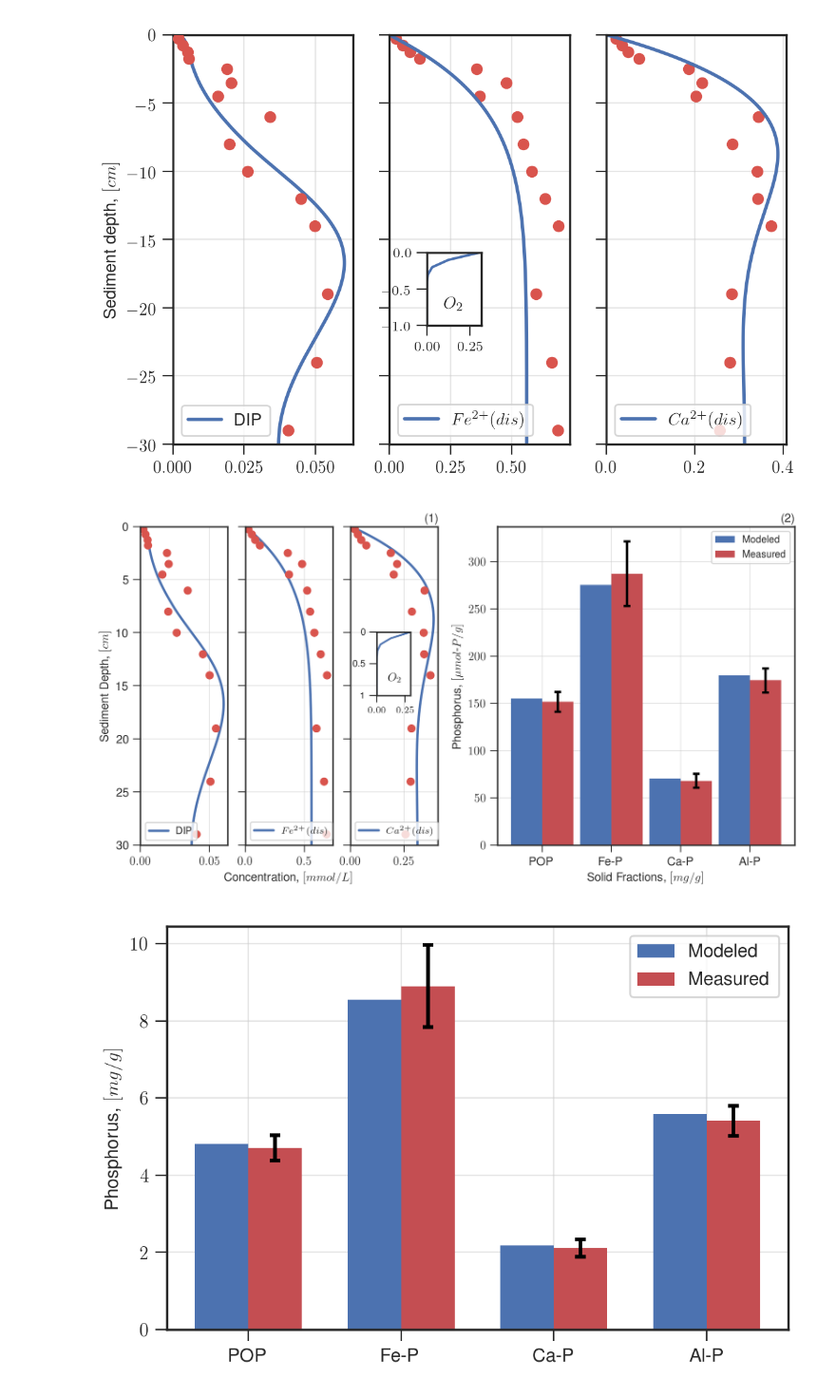
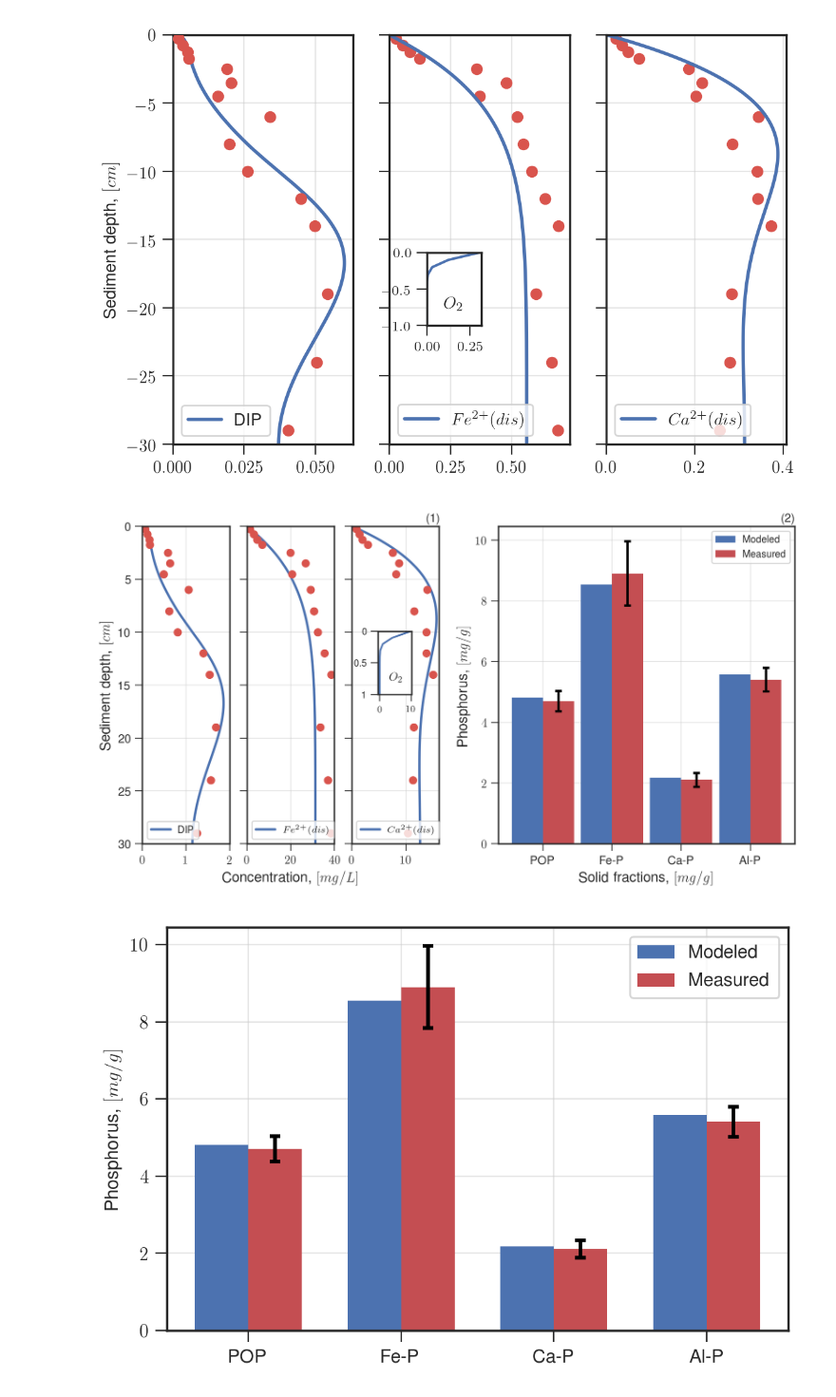
Before and after one commit to biogeochemistry/MyLake_v2_Vansjo, a Jupyter notebook: Postproc_code/sediment data.ipynb, the cells around one changed output. Shown at 95% size. Saved outputs shown, nothing was run; the diff lists cells and outputs as text; code cells hidden in the pictures.

```diff
--- a/Postproc_code/sediment data.ipynb
+++ b/Postproc_code/sediment data.ipynb
@@ -406,48 +406,34 @@ ax3 = fig.add_subplot(gs2[0, 0])
 
 
 
-ax0.plot(PO4, -z, label='DIP', lw=2, zorder=1)
-ax0.scatter(sediment_data['P']/30.973 + sediment_data['Loose-bound-P']/30.973, sediment_data['Depth'], c=sns.xkcd_rgb["pale red"], label=None, zorder=2)
-# ax0.set_xlim(0,0.4)
+ax0.plot(PO4*30.973, -z, label='DIP', lw=2, zorder=1)
+ax0.scatter(sediment_data['P'] + sediment_data['Loose-bound-P'], sediment_data['Depth'], c=sns.xkcd_rgb["pale red"], label=None, zorder=2)
+ax0.set_xlim(0,2)
 
-ax1.scatter(sediment_data['Fe']/55.8, sediment_data['Depth'], c=sns.xkcd_rgb["pale red"], label=None, zorder=2)
-ax1.plot(Fe2d, -z, label='$Fe^{2+}(dis)$', lw=2, zorder=1)
-# ax1.set_xlim(0,0.8)
+ax1.scatter(sediment_data['Fe'], sediment_data['Depth'], c=sns.xkcd_rgb["pale red"], label=None, zorder=2)
+ax1.plot(Fe2d*55.8, -z, label='$Fe^{2+}(dis)$', lw=2, zorder=1)
+ax1.set_xlim(0,40)
 
-# left, bottom, width, height = [0.46, 0.58, 0.05, 0.1]
-# in_ax = fig.add_axes([left, bottom, width, height])
-# in_ax.scatter(sediment_data['Fe']/55.8, sediment_data['Depth'], c=sns.xkcd_rgb["pale red"], label=None, s=10)
-# in_ax.plot(Fe2d, -z, label='Fe^{2+}(dis)', lw=2)
-# in_ax.set_ylim(-2,0)
-# in_ax.set_xlim(0, 0.15)
-# # in_ax.text(0.1,-0.8,'O_2')
 
-# for tick in in_ax.xaxis.get_major_ticks():
-#             tick.label.set_fontsize(8)
-# for tick in in_ax.yaxis.get_major_ticks():
-#             tick.label.set_fontsize(8)
-
-# ax1.set_xlim(0,0.58)
-
-ax2.plot(Ca2, -z, label='$Ca^{2+}(dis)$', lw=2, zorder=1)
-ax2.scatter(sediment_data['Ca']/40.078, sediment_data['Depth'], c=sns.xkcd_rgb["pale red"], label=None, zorder=2)
-
+ax2.plot(Ca2*40.078, -z, label='$Ca^{2+}(dis)$', lw=2, zorder=1)
+ax2.scatter(sediment_data['Ca'], sediment_data['Depth'], c=sns.xkcd_rgb["pale red"], label=None, zorder=2)
+ax2.set_xlim(0,16)
 
 left, bottom, width, height = [0.405, 0.48, 0.04, 0.15]
 in_ax = fig.add_axes([left, bottom, width, height])
-in_ax.plot(O2, -z)
+in_ax.plot(O2*32, -z)
 in_ax.set_ylim(-1,0)
-in_ax.set_xlim(0, 0.3)
-in_ax.text(0.1,-0.8,'$O_2$')
+# in_ax.set_xlim(0, 0.3)
+in_ax.text(3,-0.8,'$O_2$')
 
 for tick in in_ax.xaxis.get_major_ticks():
             tick.label.set_fontsize(8)
 for tick in in_ax.yaxis.get_major_ticks():
             tick.label.set_fontsize(8)
 
-ax0.set_ylabel('Sediment Depth, $[cm]$')
-ax1.set_xlabel('Concentration, $[mmol/L]$')
-ax3.set_xlabel('Solid Fractions, $[mg/g]$')
+ax0.set_ylabel('Sediment depth, $[cm]$', fontsize='large')
+ax1.set_xlabel('Concentration, $[mg/L]$', fontsize='large')
+ax3.set_xlabel('Solid fractions, $[mg/g]$', fontsize='large')
 
 for ax in [ax0,ax1,ax2]:
     ax.grid(alpha=0.5)
@@ -458,42 +444,42 @@ for ax in [ax0,ax1,ax2]:
 # fig = plt.figure(, dpi=190)
 
 N = 4
-modeled = np.array([POP[idxs].mean(), PO4adsa[idxs].mean() + PO4adsb[idxs].mean() + Fe3PO42[idxs].mean(), Ca3PO42[idxs].mean(),PO4adsc[idxs].mean()])/31*1000
+modeled = np.array([POP[idxs].mean(), PO4adsa[idxs].mean() + PO4adsb[idxs].mean() + Fe3PO42[idxs].mean(), Ca3PO42[idxs].mean(),PO4adsc[idxs].mean()])
 # men_std = (2, 3, 4, 1, 2)
 
 ind = np.arange(N)  # the x locations for the groups
 width = 0.45       # the width of the bars
 
 # fig, ax = plt.subplots(figsize=(3,4), dpi=200)
 rects1 = ax3.bar(ind, modeled, width)
 
-measured = sediment_data[['Organic-P','Fe-P', 'Ca-P', 'Al-P']][2:].mean().values/31*1000
-measured_std = sediment_data[['Organic-P','Fe-P', 'Ca-P', 'Al-P']][2:].sem().values/31*1000
+measured = sediment_data[['Organic-P','Fe-P', 'Ca-P', 'Al-P']][2:].mean().values
+measured_std = sediment_data[['Organic-P','Fe-P', 'Ca-P', 'Al-P']][2:].sem().values
 rects2 = ax3.bar(ind + width, measured, width, yerr=measured_std, color=sns.color_palette("deep", 10)[2], error_kw=dict(lw=2, capsize=3, capthick=2))
 
 # add some text for labels, title and axes ticks
-ax3.set_ylabel('Phosphorus, $[\mu mol$-$P/g]$')
+ax3.set_ylabel('Phosphorus, $[mg/g]$', fontsize='large')
 # ax.set_title('Scores by group and gender')
 ax3.set_xticks(ind + width / 2)
 ax3.set_xticklabels(('POP','Fe-P', 'Ca-P', 'Al-P'))
 
 ax3.legend((rects1[0], rects2[0]), ('Modeled', 'Measured'), frameon=1, fontsize='small')
 ax3.grid(alpha=0.5)
 
 
 
 ax2.text(0.94, 1.025, '(1)', horizontalalignment='center', verticalalignment='center', transform=ax2.transAxes)
 ax3.text(0.98, 1.025, '(2)', horizontalalignment='center', verticalalignment='center', transform=ax3.transAxes)
 
 ax1.set_yticklabels([])
 ax2.set_yticklabels([])
 ax0.set_yticklabels([30, 25, 20, 15, 10, 5, 0])
 in_ax.set_yticklabels([1, 0.5, 0])
 
 plt.tight_layout()
-# savefig('calibration/sediment_P_calibration_umol_solid')
+# savefig('calibration/sediment_P_calibration_mg_solid')
 # %% [output]
-[figure, old version]
+[figure, new version]
 # %%
 # N = 4
 modeled = [POP[idxs].mean(), PO4adsa[idxs].mean() + PO4adsb[idxs].mean() + Fe3PO42[idxs].mean(), Ca3PO42[idxs].mean(),PO4adsc[idxs].mean()]
```
Also changed, not shown: parts of 2 cells of this notebook, 2 other files.
